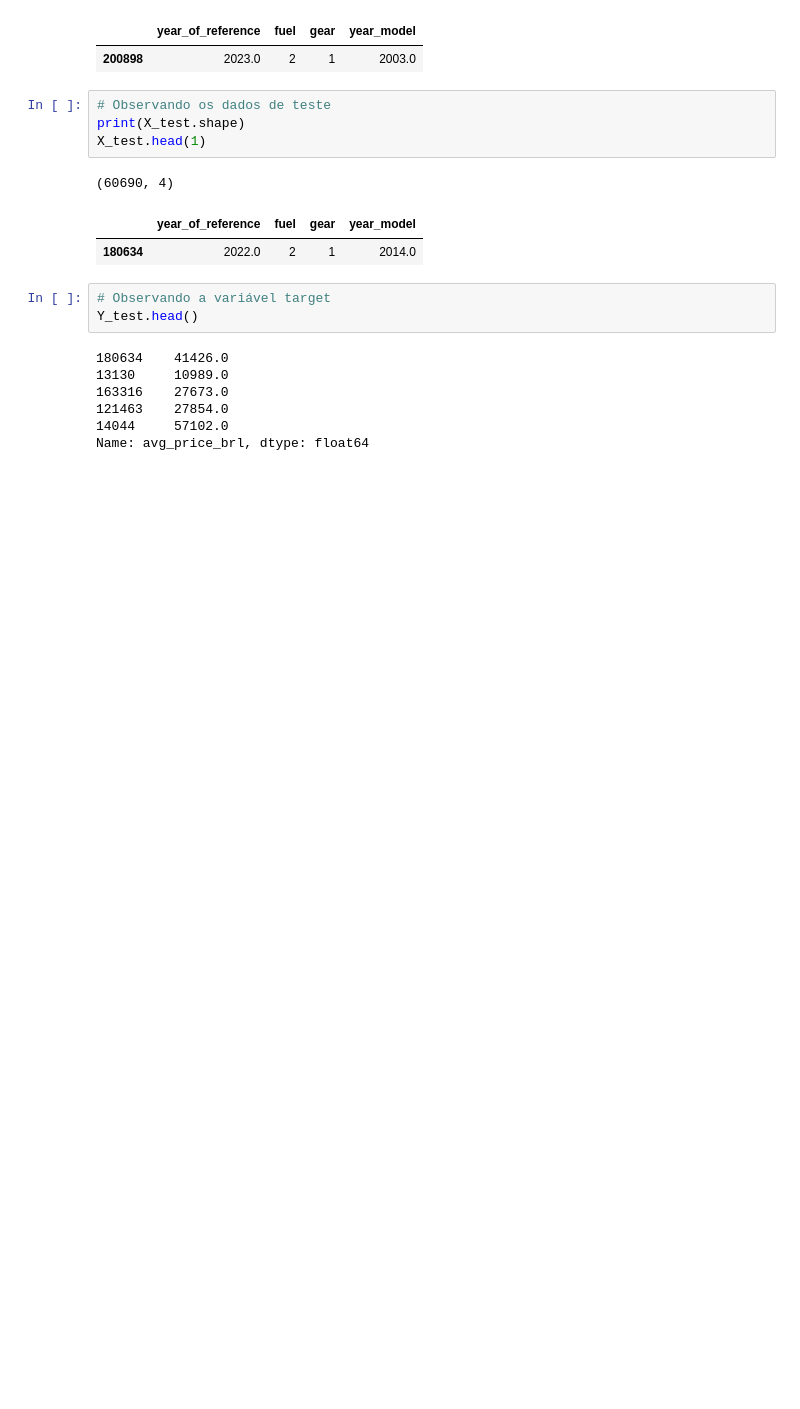
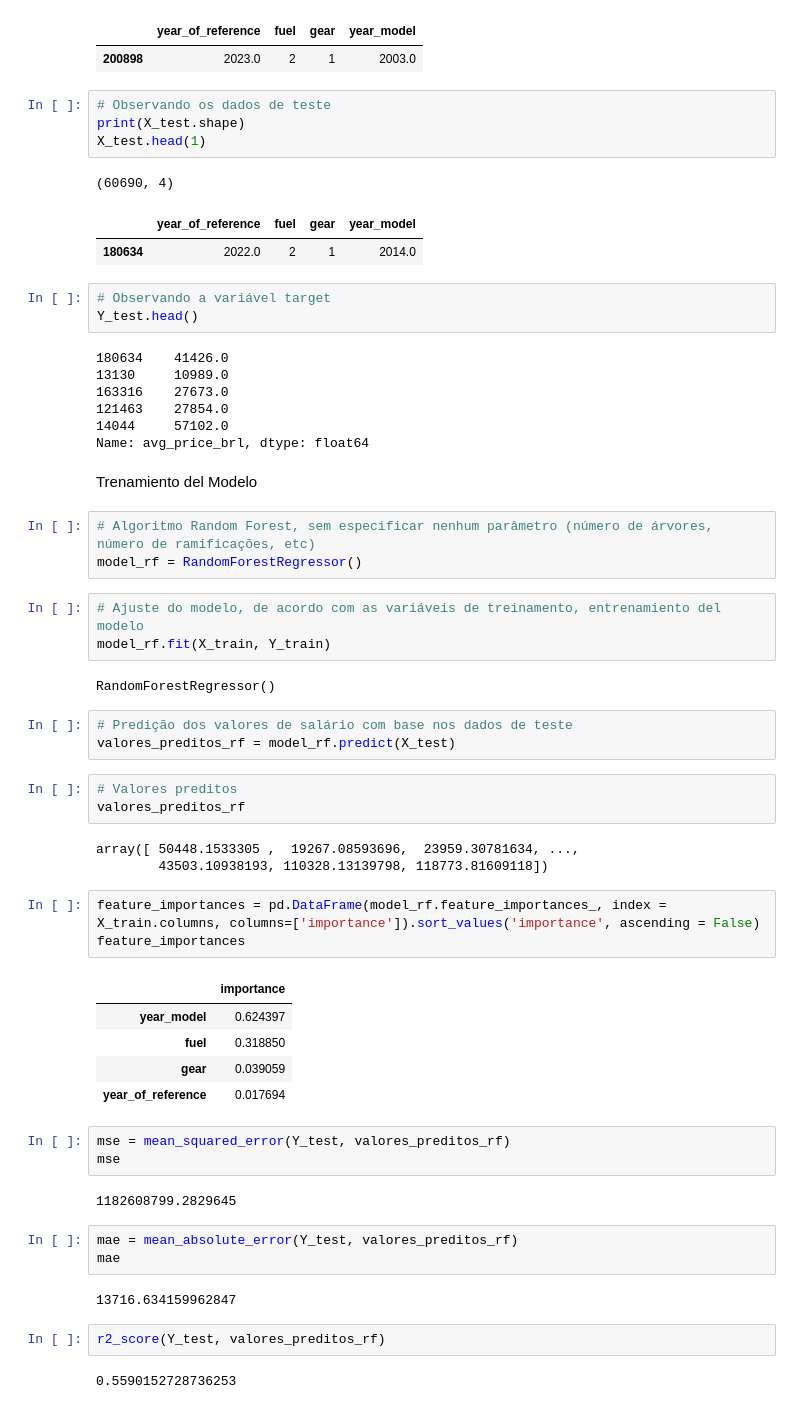
Before and after one commit to JocimarGalante/PrecosCarrosBrasil_IA, a Jupyter notebook: solution.ipynb, the cells around one changed output. Cells and saved outputs as stored; diff of their text form; blank space fills up the shorter version.

Commit message:
modelo sin parametros

```diff
--- a/solution.ipynb
+++ b/solution.ipynb
@@ -432,3 +432,45 @@ Y_test.head()
 121463    27854.0
 14044     57102.0
 Name: avg_price_brl, dtype: float64
+# %% [markdown]
+Trenamiento del Modelo
+# %%
+# Algoritmo Random Forest, sem especificar nenhum parâmetro (número de árvores, número de ramificações, etc)
+model_rf = RandomForestRegressor()
+# %%
+# Ajuste do modelo, de acordo com as variáveis de treinamento, entrenamiento del modelo
+model_rf.fit(X_train, Y_train)
+# %% [output]
+RandomForestRegressor()
+# %%
+# Predição dos valores de salário com base nos dados de teste
+valores_preditos_rf = model_rf.predict(X_test)
+# %%
+# Valores preditos
+valores_preditos_rf
+# %% [output]
+array([ 50448.1533305 ,  19267.08593696,  23959.30781634, ...,
+        43503.10938193, 110328.13139798, 118773.81609118])
+# %%
+feature_importances = pd.DataFrame(model_rf.feature_importances_, index = X_train.columns, columns=['importance']).sort_values('importance', ascending = False)
+feature_importances
+# %% [output]
+|  | importance |
+| year_model | 0.624397 |
+| fuel | 0.318850 |
+| gear | 0.039059 |
+| year_of_reference | 0.017694 |
+# %%
+mse = mean_squared_error(Y_test, valores_preditos_rf)
+mse
+# %% [output]
+1182608799.2829645
+# %%
+mae = mean_absolute_error(Y_test, valores_preditos_rf)
+mae
+# %% [output]
+13716.634159962847
+# %%
+r2_score(Y_test, valores_preditos_rf)
+# %% [output]
+0.5590152728736253
```
